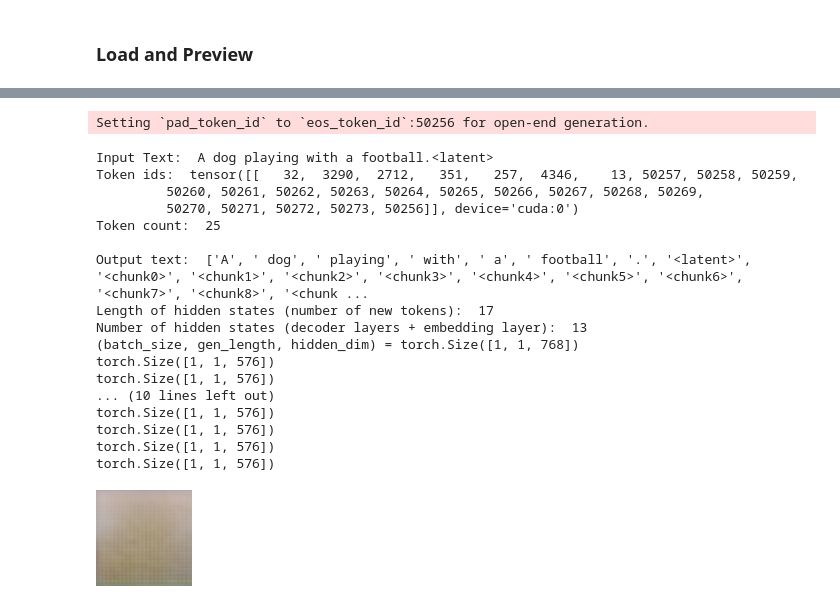
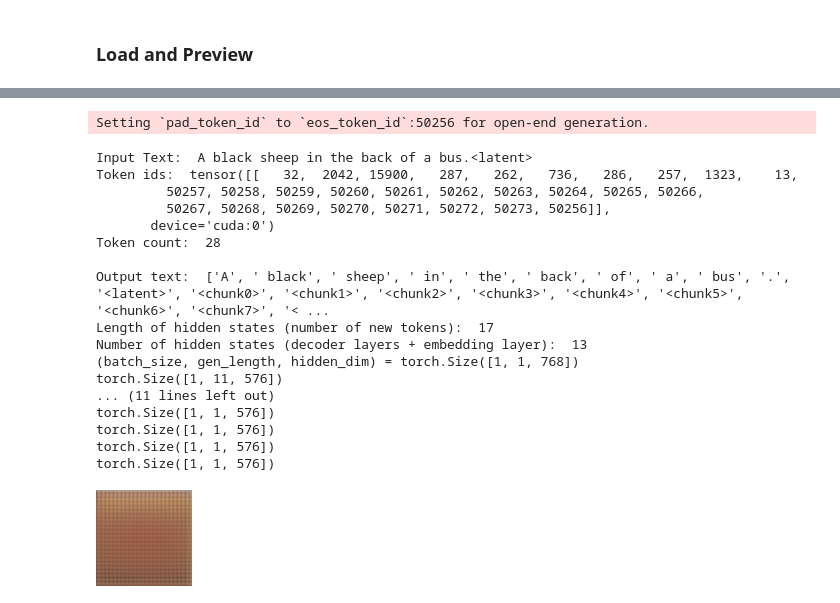
Before and after one commit to LAION-AI/General-GPT, a Jupyter notebook: llm_wuerstchen/latent_gpt_multi.ipynb, the cells around one changed output, grey strips where cells are left out. Cells and saved outputs as stored; diff of their text form; code cells hidden in the pictures.

Commit message:
correct latent patch ordering

```diff
--- a/llm_wuerstchen/latent_gpt_multi.ipynb
+++ b/llm_wuerstchen/latent_gpt_multi.ipynb
@@ -287,11 +496,11 @@ def preview(model, text):
     print("Length of hidden states (number of new tokens): ", len(outputs['hidden_states']))
     print("Number of hidden states (decoder layers + embedding layer): ", len(outputs['hidden_states'][-1]))
     print("(batch_size, gen_length, hidden_dim) =", outputs['hidden_states'][-1][-1].shape)
-    [print(model.hidden_proj(outputs['hidden_states'][idx-2][-1]).shape) for idx in reversed(range(0, 16))]
+    [print(model.hidden_proj(outputs['hidden_states'][idx][-1]).shape) for idx in range(len(outputs['hidden_states'])-1)]
 
     pred_latent = []
-    for i in reversed(range(0, 16)):
-        pred_latent += [model.hidden_proj(outputs['hidden_states'][i-2][-1][:,-1,:])]
+    for i in range(len(outputs['hidden_states'])-1):
+        pred_latent += [model.hidden_proj(outputs['hidden_states'][i][-1][:,-1])]
 
     with torch.no_grad():
         output = previewer(torch.cat(pred_latent, dim=0).reshape(1, 16, 24, 24).mul(42).sub(1))
@@ -299,25 +508,25 @@ def preview(model, text):
 
     return output
 # %%
-caption = "A dog playing with a football."
+caption = "A black sheep in the back of a bus."
 display(preview(model, caption)[0])
 # %% [output]
 Setting `pad_token_id` to `eos_token_id`:50256 for open-end generation.
-Input Text:  A dog playing with a football.<latent>
-Token ids:  tensor([[   32,  3290,  2712,   351,   257,  4346,    13, 50257, 50258, 50259,
-         50260, 50261, 50262, 50263, 50264, 50265, 50266, 50267, 50268, 50269,
-         50270, 50271, 50272, 50273, 50256]], device='cuda:0')
-Token count:  25
+Input Text:  A black sheep in the back of a bus.<latent>
+Token ids:  tensor([[   32,  2042, 15900,   287,   262,   736,   286,   257,  1323,    13,
+         50257, 50258, 50259, 50260, 50261, 50262, 50263, 50264, 50265, 50266,
+         50267, 50268, 50269, 50270, 50271, 50272, 50273, 50256]],
+       device='cuda:0')
+Token count:  28
 
-Output text:  ['A', ' dog', ' playing', ' with', ' a', ' football', '.', '<latent>', '<chunk0>', '<chunk1>', '<chunk2>', '<chunk3>', '<chunk4>', '<chunk5>', '<chunk6>', '<chunk7>', '<chunk8>', '<chunk ...
+Output text:  ['A', ' black', ' sheep', ' in', ' the', ' back', ' of', ' a', ' bus', '.', '<latent>', '<chunk0>', '<chunk1>', '<chunk2>', '<chunk3>', '<chunk4>', '<chunk5>', '<chunk6>', '<chunk7>', '< ...
 Length of hidden states (number of new tokens):  17
 Number of hidden states (decoder layers + embedding layer):  13
 (batch_size, gen_length, hidden_dim) = torch.Size([1, 1, 768])
-torch.Size([1, 1, 576])
-torch.Size([1, 1, 576])
-... (10 lines left out)
+torch.Size([1, 11, 576])
+... (11 lines left out)
 torch.Size([1, 1, 576])
 torch.Size([1, 1, 576])
 torch.Size([1, 1, 576])
 torch.Size([1, 1, 576])
-[figure, old version]
+[figure, new version]
```
Also changed, not shown: parts of 3 cells of this notebook.
